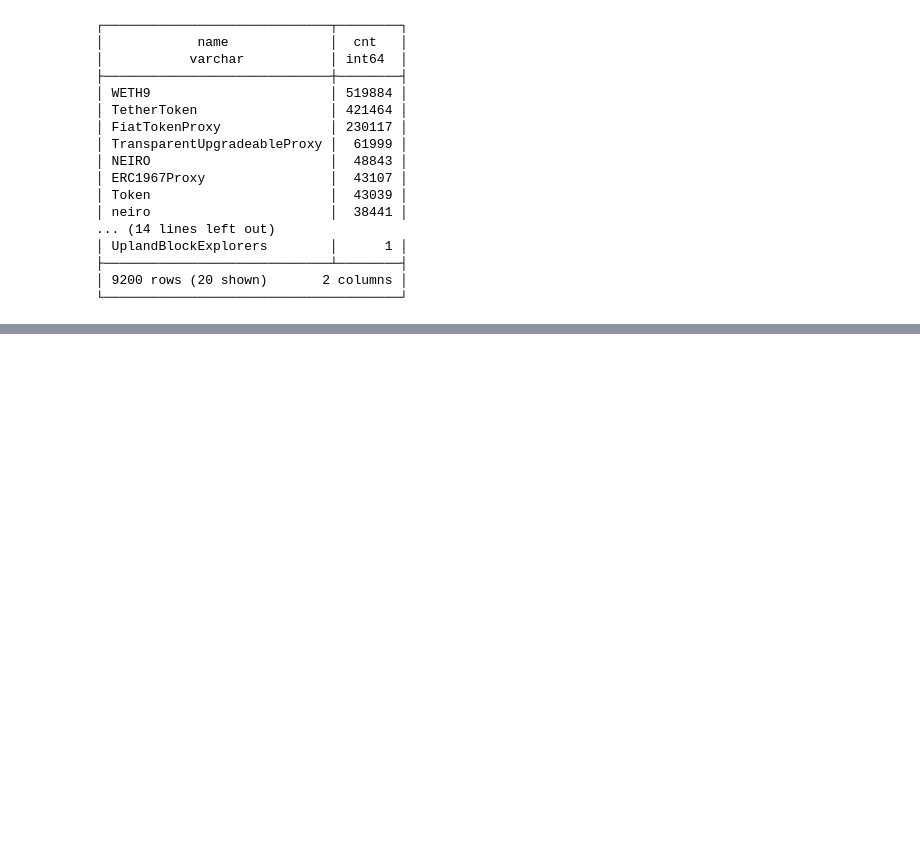
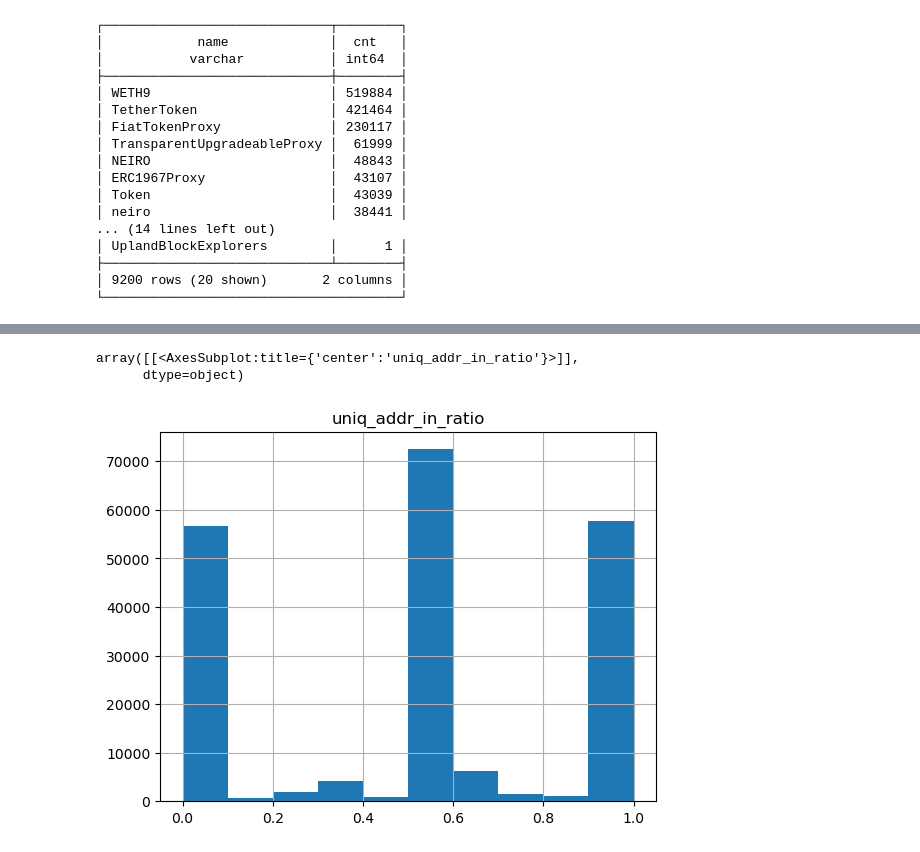
Before and after one commit to npoluyaktov/remote_jupyter, a Jupyter notebook: data/eth_graph.ipynb, the cells around one changed output, grey strips where cells are left out. Drawn from its saved outputs; the diff is of its cells as text; code cells hidden in the pictures; blank space fills up the shorter version.

```diff
--- a/data/eth_graph.ipynb
+++ b/data/eth_graph.ipynb
@@ -179,0 +299,37 @@ plt.hist([x for x in weights if x > 0.1])
+# %%
+df_data = []
+
+for k, v in diG.nodes(data=True):
+    df_d = {'address': k, 'type': v['type']}
+    in_edges = list(diG.in_edges(k, data=True))
+    in_edges_flat = [[el[0], el[2]['value'], el[2]['timestamp']] for el in in_edges]
+    out_edges = list(diG.out_edges(k, data=True))
+    out_edges_flat = [[el[1], el[2]['value'], el[2]['timestamp']] for el in out_edges]
+    times = []
+    if len(in_edges_flat) > 0:
+        nd_in = np.array(in_edges_flat)
+        df_d['uniq_addr_in'] = len(np.unique(nd_in[:, 0]))
+        df_d['sum_in'] = np.sum(nd_in[:, 1].astype(int))
+        times = np.concatenate([times, nd_in[:, 2].astype(int)])
+    else:
+        df_d['uniq_addr_in'] = 0
+        df_d['sum_in'] = 0
+
+    if len(out_edges_flat) > 0:
+        nd_out = np.array(out_edges_flat)
+        df_d['uniq_addr_out'] = len(np.unique(nd_out[:, 0]))
+        df_d['sum_out'] = np.sum(nd_out[:, 1].astype(int))
+        times = np.concatenate([times, nd_out[:, 2].astype(int)])
+    else:
+        df_d['uniq_addr_out'] = 0
+        df_d['sum_out'] = 0
+
+    df_d['lifetime'] = np.max(times) - np.min(times)
+    df_d['uniq_addr_in_ratio'] = df_d['uniq_addr_in'] / (df_d['uniq_addr_in'] + df_d['uniq_addr_out'])
+    if df_d['sum_in'] + df_d['sum_out'] > 0:
+        df_d['sum_in_ratio'] = df_d['sum_in'] / (df_d['sum_in'] + df_d['sum_out'])
+    else:
+        df_d['sum_in_ratio'] = 0
+    df_data.append(df_d)
+
+print(df_data[0])
@@ -179,0 +338,3 @@ plt.hist([x for x in weights if x > 0.1])
+# %%
+df = pd.DataFrame(df_data)
+df.head(30)
@@ -179,0 +359,6 @@ plt.hist([x for x in weights if x > 0.1])
+# %%
+df.hist('uniq_addr_in_ratio')
+# %% [output]
+array([[<AxesSubplot:title={'center':'uniq_addr_in_ratio'}>]],
+      dtype=object)
+[figure, added]
```
Also changed, not shown: parts of 42 cells of this notebook, 1 other file.
